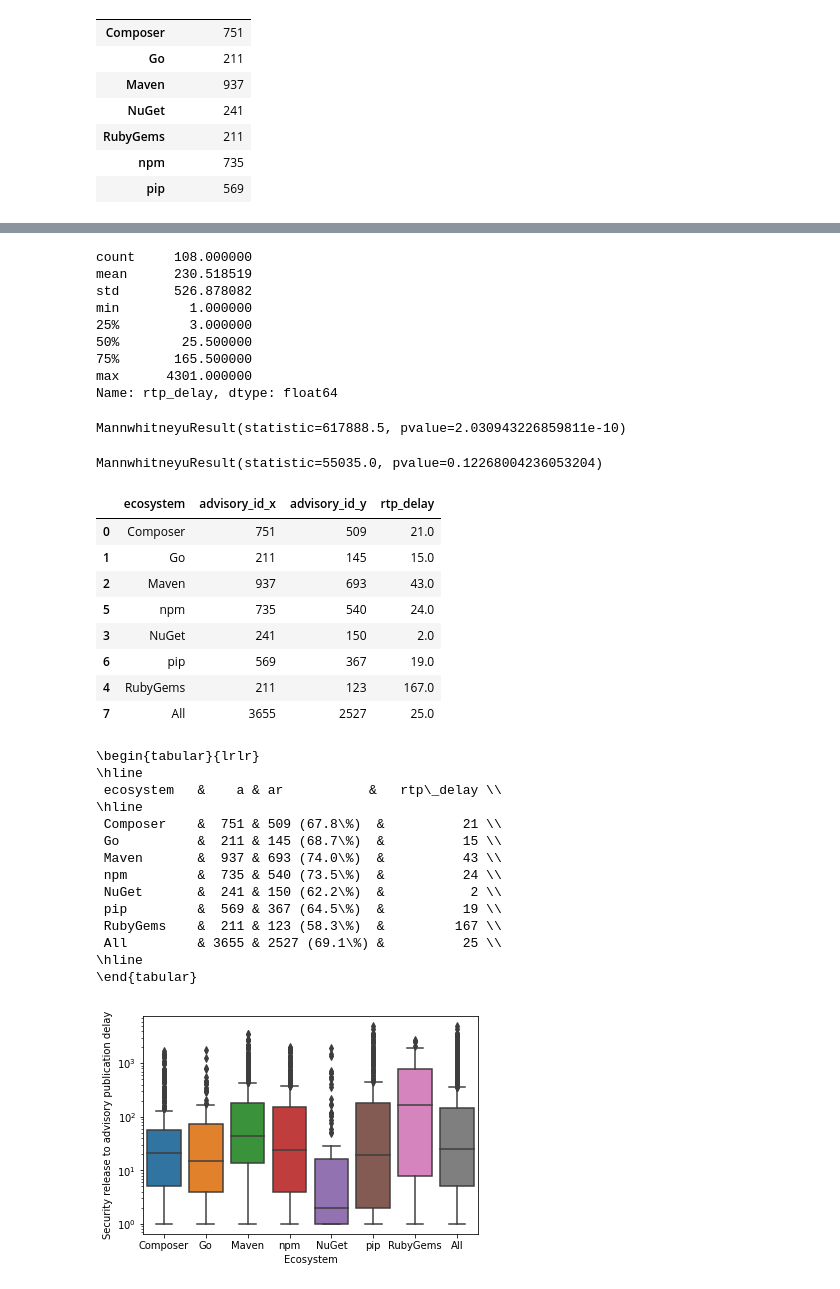
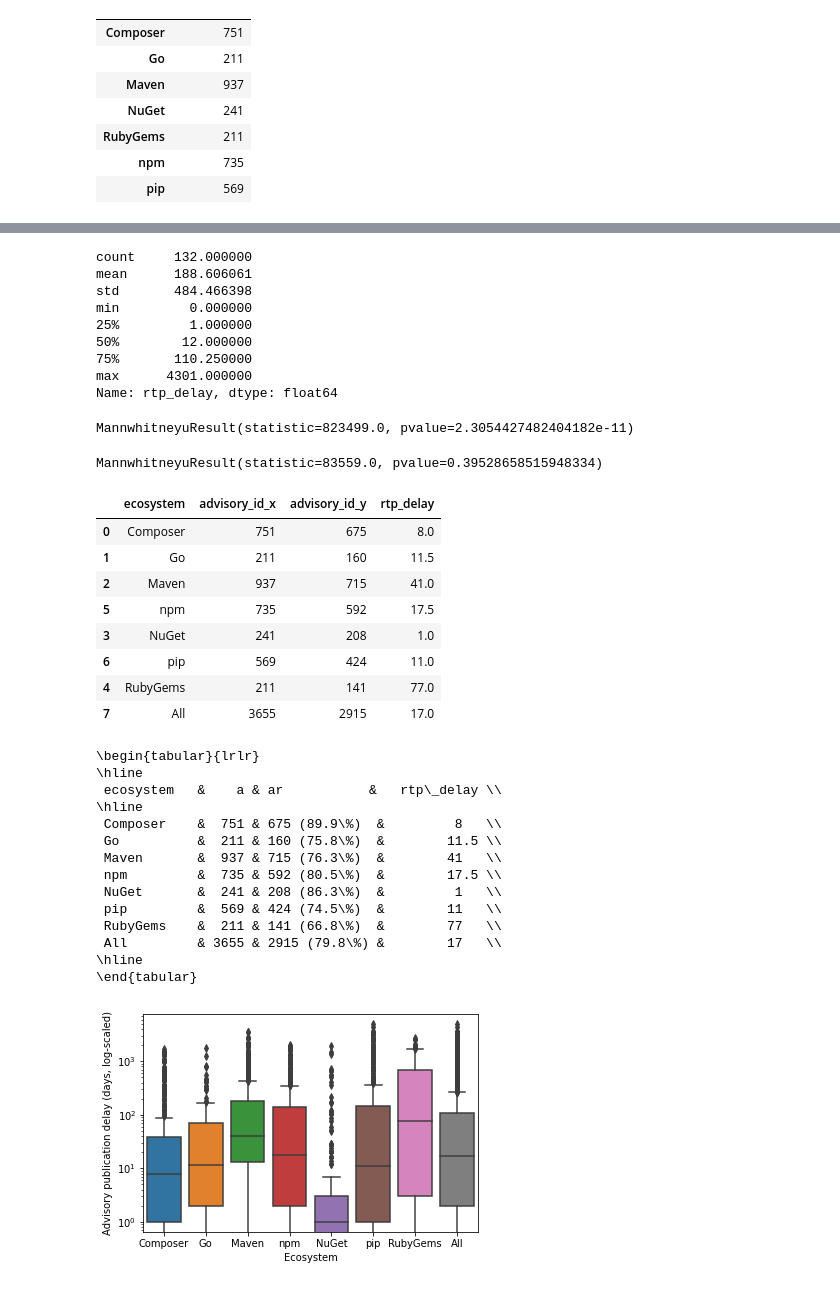
Before and after one commit to nasifimtiazohi/advisory-lifecycle, a Jupyter notebook: data_explore/rq1.ipynb, the cells around one changed output, grey strips where cells are left out. Drawn from its saved outputs; the diff is of its cells as text; code cells hidden in the pictures.

```diff
--- a/data_explore/rq1.ipynb
+++ b/data_explore/rq1.ipynb
@@ -732,6 +732,6 @@ total_adv
 | npm | 735 |
 | pip | 569 |
 # %%
-df = df[df['rtp_delay'] > 0]
+df = df[df['rtp_delay'] >= 0]
 len(df)
 # %% [output]
@@ -829,23 +829,23 @@ Name: rtp_delay, dtype: float64
 l = df[df['severity'] == 'L']
 l['rtp_delay'].describe()
 # %% [output]
-count     108.000000
-mean      230.518519
-std       526.878082
-min         1.000000
-25%         3.000000
-50%        25.500000
-75%       165.500000
+count     132.000000
+mean      188.606061
+std       484.466398
+min         0.000000
+25%         1.000000
+50%        12.000000
+75%       110.250000
 max      4301.000000
 Name: rtp_delay, dtype: float64
 # %%
 mannwhitneyu(h['rtp_delay'], m['rtp_delay'])
 # %% [output]
-MannwhitneyuResult(statistic=617888.5, pvalue=2.030943226859811e-10)
+MannwhitneyuResult(statistic=823499.0, pvalue=2.3054427482404182e-11)
 # %%
 mannwhitneyu(h['rtp_delay'], l['rtp_delay'])
 # %% [output]
-MannwhitneyuResult(statistic=55035.0, pvalue=0.12268004236053204)
+MannwhitneyuResult(statistic=83559.0, pvalue=0.39528658515948334)
 # %%
 random = df.sample(frac=1)
 random.to_csv('rtpdelay.csv')
@@ -863,14 +863,14 @@ final.loc[len(final)]=All
 final
 # %% [output]
 |  | ecosystem | advisory_id_x | advisory_id_y | rtp_delay |
-| 0 | Composer | 751 | 509 | 21.0 |
-| 1 | Go | 211 | 145 | 15.0 |
-| 2 | Maven | 937 | 693 | 43.0 |
-| 5 | npm | 735 | 540 | 24.0 |
-| 3 | NuGet | 241 | 150 | 2.0 |
-| 6 | pip | 569 | 367 | 19.0 |
-| 4 | RubyGems | 211 | 123 | 167.0 |
-| 7 | All | 3655 | 2527 | 25.0 |
+| 0 | Composer | 751 | 675 | 8.0 |
+| 1 | Go | 211 | 160 | 11.5 |
+| 2 | Maven | 937 | 715 | 41.0 |
+| 5 | npm | 735 | 592 | 17.5 |
+| 3 | NuGet | 241 | 208 | 1.0 |
+| 6 | pip | 569 | 424 | 11.0 |
+| 4 | RubyGems | 211 | 141 | 77.0 |
+| 7 | All | 3655 | 2915 | 17.0 |
 # %%
 final = final.rename(columns={'advisory_id_x':'a', 'advisory_id_y':'ar', })
 # %%
@@ -885,14 +885,14 @@ print(tabulate(final, tablefmt='latex', headers='keys',showindex=False))
 \hline
  ecosystem   &    a & ar           &   rtp\_delay \\
 \hline
- Composer    &  751 & 509 (67.8\%)  &          21 \\
- Go          &  211 & 145 (68.7\%)  &          15 \\
- Maven       &  937 & 693 (74.0\%)  &          43 \\
- npm         &  735 & 540 (73.5\%)  &          24 \\
- NuGet       &  241 & 150 (62.2\%)  &           2 \\
- pip         &  569 & 367 (64.5\%)  &          19 \\
- RubyGems    &  211 & 123 (58.3\%)  &         167 \\
- All         & 3655 & 2527 (69.1\%) &          25 \\
+ Composer    &  751 & 675 (89.9\%)  &         8   \\
+ Go          &  211 & 160 (75.8\%)  &        11.5 \\
+ Maven       &  937 & 715 (76.3\%)  &        41   \\
+ npm         &  735 & 592 (80.5\%)  &        17.5 \\
+ NuGet       &  241 & 208 (86.3\%)  &         1   \\
+ pip         &  569 & 424 (74.5\%)  &        11   \\
+ RubyGems    &  211 & 141 (66.8\%)  &        77   \\
+ All         & 3655 & 2915 (79.8\%) &        17   \\
 \hline
 \end{tabular}
 # %%
@@ -901,11 +901,11 @@ temp['ecosystem'] = "All"
 temp = pd.concat([temp, df], axis=0)
 # %%
 ax = sns.boxplot(y='rtp_delay', x='ecosystem', data = temp, order =['Composer','Go','Maven','npm','NuGet','pip','RubyGems', 'All'])
-ax.set( xlabel='Ecosystem', ylabel='Security release to advisory publication delay')
+ax.set( xlabel='Ecosystem', ylabel='Advisory publication delay (days, log-scaled)')
 ax.set_yscale("log")
-plt.savefig('rtp_delay.pdf',bbox_inches='tight')
+plt.savefig('rtp_delay.pdf',bbox_inches='tight', dpi = 960)
 # %% [output]
-[figure, old version]
+[figure, new version]
 # %%
 df
 # %% [output]
```
Also changed, not shown: parts of 20 cells of this notebook, 6 other files.
